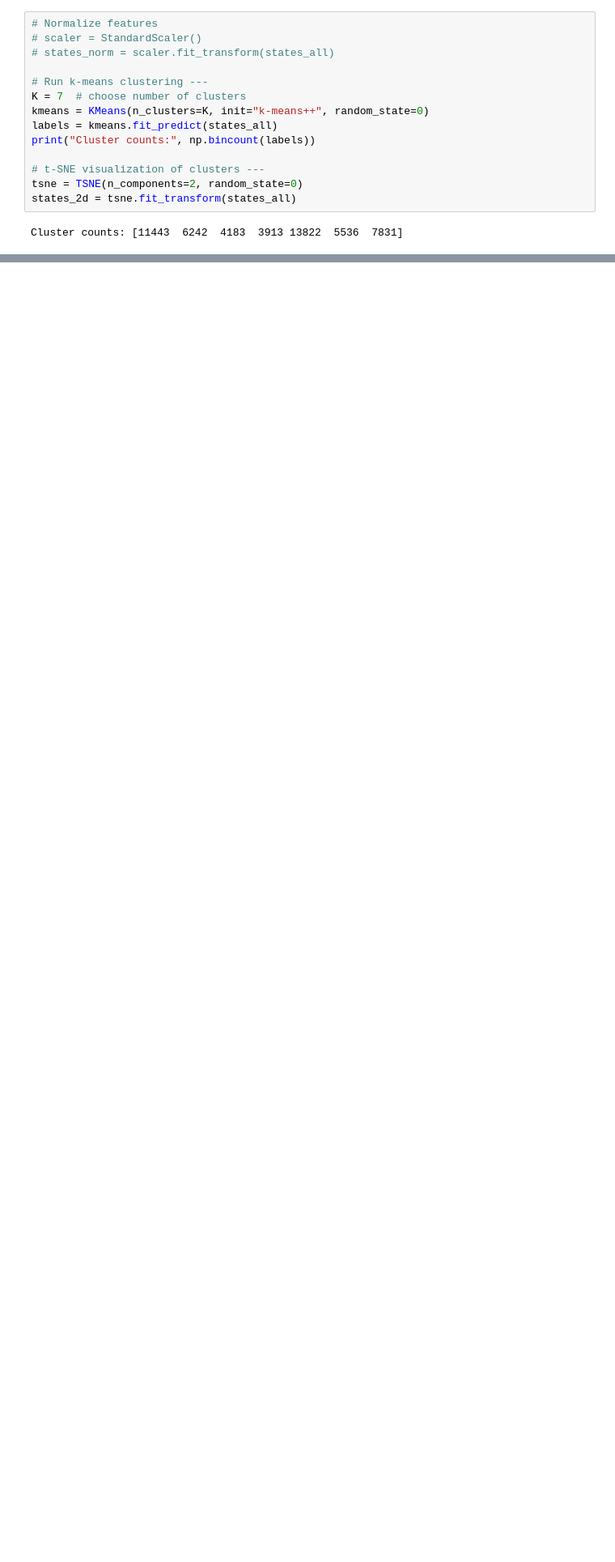
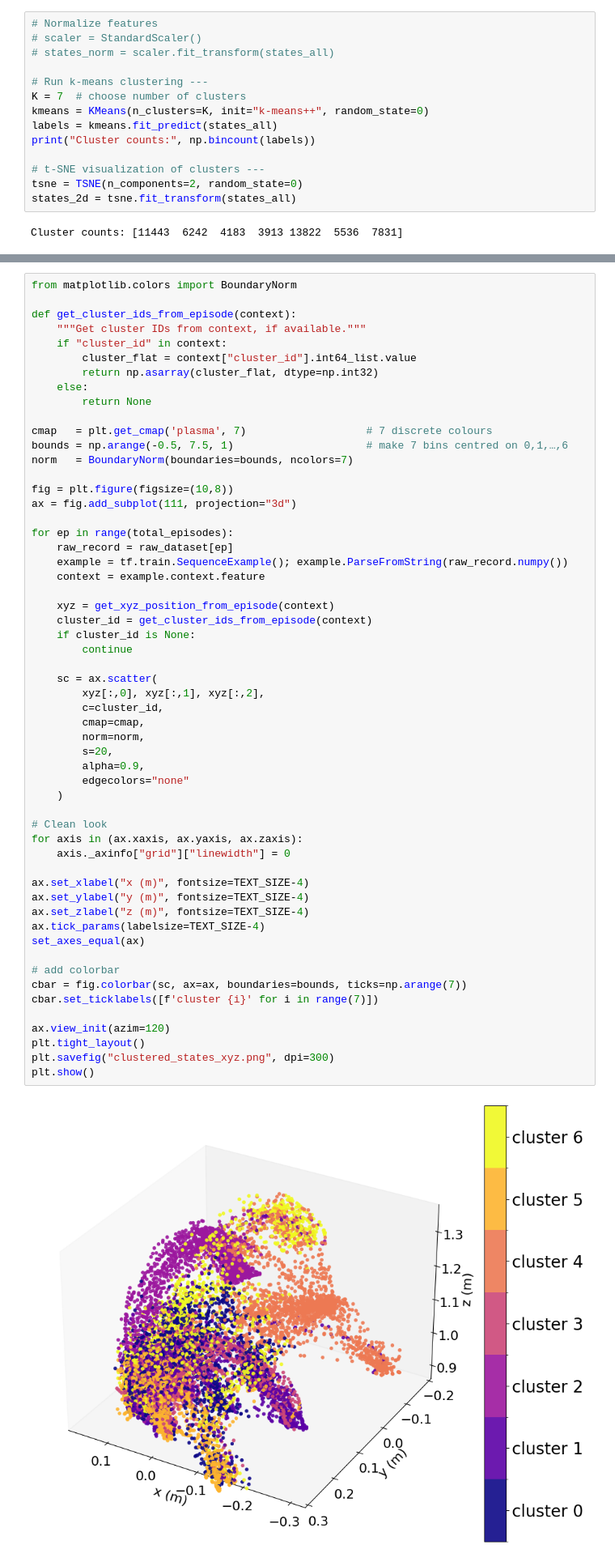
Before and after one commit to dongki-fai/openvla, a Jupyter notebook: experiments/robot/libero/libero_data_visualizer.ipynb, the cells around one changed output, grey strips where cells are left out. Shown at 81% size. Saved outputs shown, nothing was run; the diff lists cells and outputs as text; blank space fills up the shorter version.

```diff
--- a/experiments/robot/libero/libero_data_visualizer.ipynb
+++ b/experiments/robot/libero/libero_data_visualizer.ipynb
@@ -391,0 +397,58 @@ plt.savefig("tsne_states_clusters.png", dpi=300)
+# %%
+from matplotlib.colors import BoundaryNorm
+
+def get_cluster_ids_from_episode(context):
+    """Get cluster IDs from context, if available."""
+    if "cluster_id" in context:
+        cluster_flat = context["cluster_id"].int64_list.value
+        return np.asarray(cluster_flat, dtype=np.int32)
+    else:
+        return None
+
+cmap   = plt.get_cmap('plasma', 7)                   # 7 discrete colours
+bounds = np.arange(-0.5, 7.5, 1)                     # make 7 bins centred on 0,1,…,6
+norm   = BoundaryNorm(boundaries=bounds, ncolors=7)
+
+fig = plt.figure(figsize=(10,8))
+ax = fig.add_subplot(111, projection="3d")
+
+for ep in range(total_episodes):
+    raw_record = raw_dataset[ep]
+    example = tf.train.SequenceExample(); example.ParseFromString(raw_record.numpy())
+    context = example.context.feature
+
+    xyz = get_xyz_position_from_episode(context)
+    cluster_id = get_cluster_ids_from_episode(context)
+    if cluster_id is None:
+        continue
+
+    sc = ax.scatter(
+        xyz[:,0], xyz[:,1], xyz[:,2],
+        c=cluster_id,
+        cmap=cmap,
+        norm=norm,
+        s=20,
+        alpha=0.9,
+        edgecolors="none"
+    )
+
+# Clean look
+for axis in (ax.xaxis, ax.yaxis, ax.zaxis):
+    axis._axinfo["grid"]["linewidth"] = 0
+
+ax.set_xlabel("x (m)", fontsize=TEXT_SIZE-4)
+ax.set_ylabel("y (m)", fontsize=TEXT_SIZE-4)
+ax.set_zlabel("z (m)", fontsize=TEXT_SIZE-4)
+ax.tick_params(labelsize=TEXT_SIZE-4)
+set_axes_equal(ax)
+
+# add colorbar
+cbar = fig.colorbar(sc, ax=ax, boundaries=bounds, ticks=np.arange(7))
+cbar.set_ticklabels([f'cluster {i}' for i in range(7)])
+
+ax.view_init(azim=120)
+plt.tight_layout()
+plt.savefig("clustered_states_xyz.png", dpi=300)
+plt.show()
+# %% [output]
+[figure, added]
```
Also changed, not shown: parts of 6 cells of this notebook, 1 other file.
